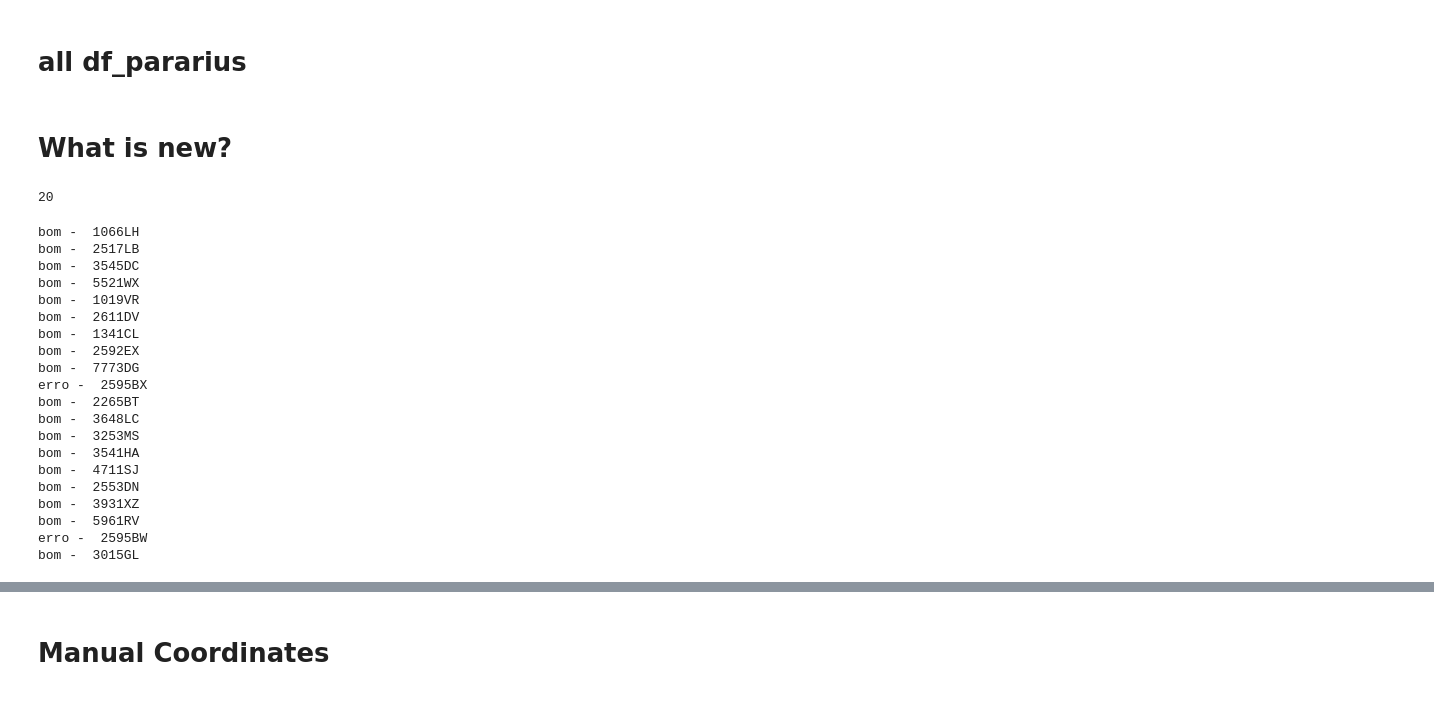
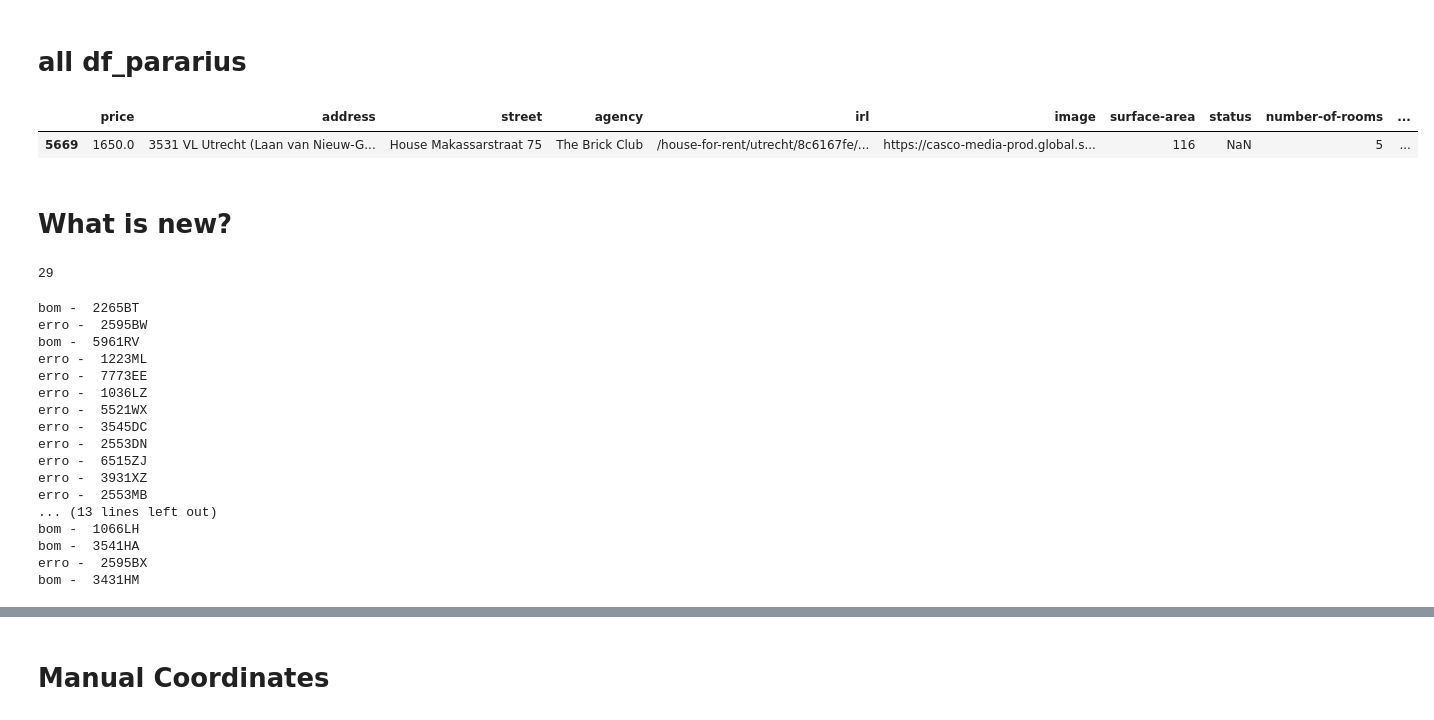
Before and after one commit to erickmattoso/app_house, a Jupyter notebook: 02-get_coordinates.ipynb, the cells around one changed output, grey strips where cells are left out. Cells and saved outputs as stored; diff of their text form; code cells hidden in the pictures.

```diff
--- a/02-get_coordinates.ipynb
+++ b/02-get_coordinates.ipynb
@@ -28,3 +20,11 @@ df_pararius = pd.concat(li, axis=0, ignore_index=True)
+# %%
+list_of_files = glob.glob("data/temp/df_pararius_*.csv") # * means all if need specific format then *.csv
+latest_file = max(list_of_files, key=os.path.getctime)
+df_pararius = pd.read_csv(latest_file, index_col=[0])
+df_pararius.sample()
+# %% [output]
+|  | price | address | street | agency | irl | image | surface-area | status | number-of-rooms | ... |
+| 5669 | 1650.0 | 3531 VL Utrecht (Laan van Nieuw-G... | House Makassarstraat 75 | The Brick Club | /house-for-rent/utrecht/8c6167fe/... | https://casco-media-prod.global.s... | 116 | NaN | 5 | ... |
 # %% [markdown]
 # What is new?
 # %%
@@ -33,7 +33,7 @@ temp2 = zipcode_df['postcode'].unique()
 cep = list(set(temp1) - set(temp2))
 print(len(cep))
 # %% [output]
-20
+29
 # %%
 geolocator = Nominatim(user_agent="myGeocoder")
 post_code=[]
@@ -54,26 +54,23 @@ for zipcode in cep[:]:
         print('erro - ',zipcode)
         erro_code.append(zipcode)
 # %% [output]
+bom -  2265BT
+erro -  2595BW
+bom -  5961RV
+erro -  1223ML
+erro -  7773EE
+erro -  1036LZ
+erro -  5521WX
+erro -  3545DC
+erro -  2553DN
+erro -  6515ZJ
+erro -  3931XZ
+erro -  2553MB
+... (13 lines left out)
 bom -  1066LH
-bom -  2517LB
-bom -  3545DC
-bom -  5521WX
-bom -  1019VR
-bom -  2611DV
-bom -  1341CL
-bom -  2592EX
-bom -  7773DG
+bom -  3541HA
 erro -  2595BX
-bom -  2265BT
-bom -  3648LC
-bom -  3253MS
-bom -  3541HA
-bom -  4711SJ
-bom -  2553DN
-bom -  3931XZ
-bom -  5961RV
-erro -  2595BW
-bom -  3015GL
+bom -  3431HM
 # %%
 zipcode = pd.DataFrame(post_code)
 splited = zipcode['geolocator'].str.split(",",expand=True)
```
Also changed, not shown: parts of 7 cells of this notebook, 3 other files.
